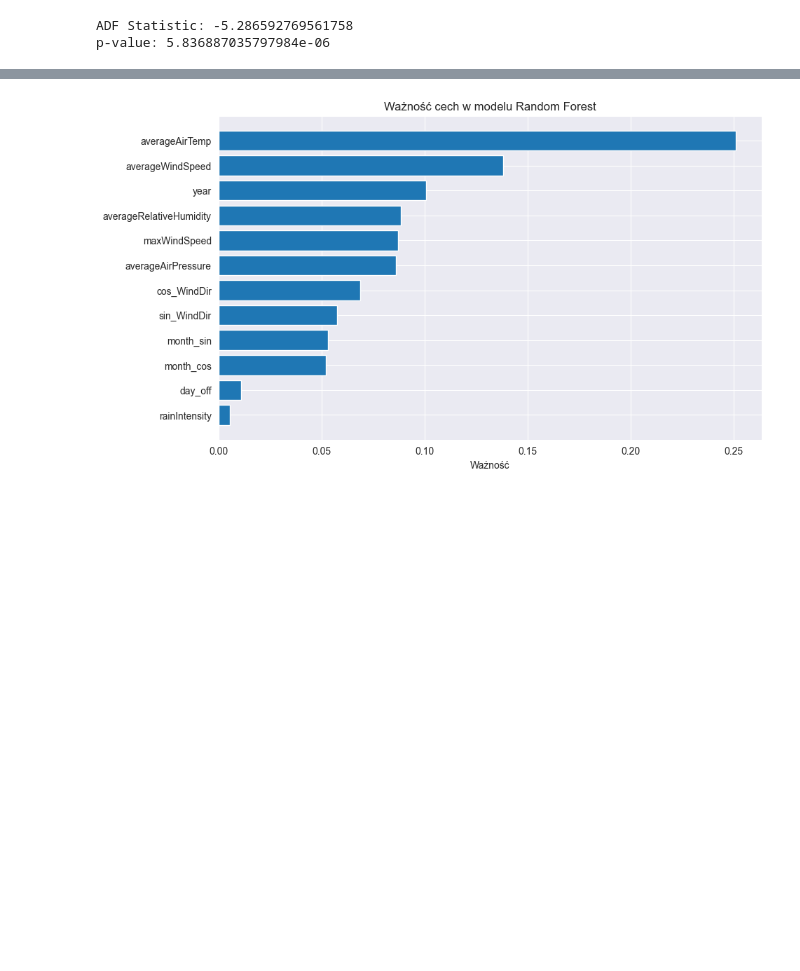
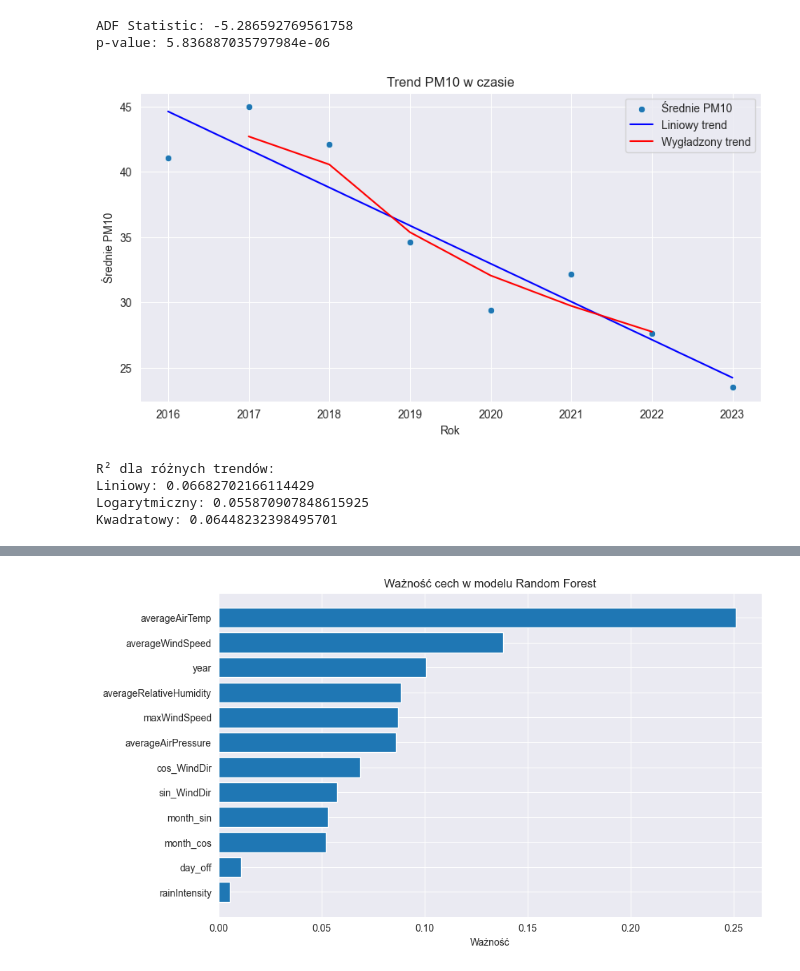
Before and after one commit to klklaudia/AI, a Jupyter notebook: PredykcjaSmogu/eda.ipynb, the cells around one changed output, grey strips where cells are left out. Saved outputs shown, nothing was run; the diff lists cells and outputs as text; code cells hidden in the pictures; blank space fills up the shorter version.

Commit message:
trend

```diff
--- a/PredykcjaSmogu/eda.ipynb
+++ b/PredykcjaSmogu/eda.ipynb
@@ -412,4 +412,54 @@ print("p-value:", result[1])
 # %% [output]
 ADF Statistic: -5.286592769561758
 p-value: 5.836887035797984e-06
+# %%
+from sklearn.linear_model import LinearRegression
+
+# mean per year
+df_trend = data.groupby("year")["MpKrakZloRog"].mean().reset_index()
+
+plt.figure(figsize=(10, 5))
+sns.scatterplot(data=df_trend, x="year", y="MpKrakZloRog", label="Średnie PM10")
+
+X = df_trend["year"].values.reshape(-1, 1) # years
+y = df_trend["MpKrakZloRog"].values
+lin_model = LinearRegression().fit(X, y)
+plt.plot(df_trend["year"], lin_model.predict(X), color="blue", label="Liniowy trend")
+
+df_trend["PM10_reg"] = df_trend["MpKrakZloRog"].rolling(3, center=True).mean()
+sns.lineplot(data=df_trend, x="year", y="PM10_reg", color="red", label="Wygładzony trend")
+
+plt.xlabel("Rok")
+plt.ylabel("Średnie PM10")
+plt.title("Trend PM10 w czasie")
+plt.legend()
+plt.show()
+# %% [output]
+[figure, added]
+# %%
+from sklearn.metrics import r2_score
+
+data["year_norm"] = data["year"] - data["year"].min()
+data["year_log"] = np.log1p(data["year_norm"])
+data["year_sq"] = data["year_norm"] ** 2
+
+X_lin = data[["year_norm"]]
+X_log = data[["year_log"]]
+X_sq = data[["year_sq"]]
+
+y = data["MpKrakZloRog"]
+
+lin_model = LinearRegression().fit(X_lin, y)
+log_model = LinearRegression().fit(X_log, y)
+sq_model = LinearRegression().fit(X_sq, y)
+
+print("R² dla różnych trendów:")
+print("Liniowy:", r2_score(y, lin_model.predict(X_lin)))
+print("Logarytmiczny:", r2_score(y, log_model.predict(X_log)))
+print("Kwadratowy:", r2_score(y, sq_model.predict(X_sq)))
+# %% [output]
+R² dla różnych trendów:
+Liniowy: 0.06682702166114429
+Logarytmiczny: 0.055870907848615925
+Kwadratowy: 0.06448232398495701
 # %%
```
Also changed, not shown: parts of 1 cell of this notebook, 1 other file.
